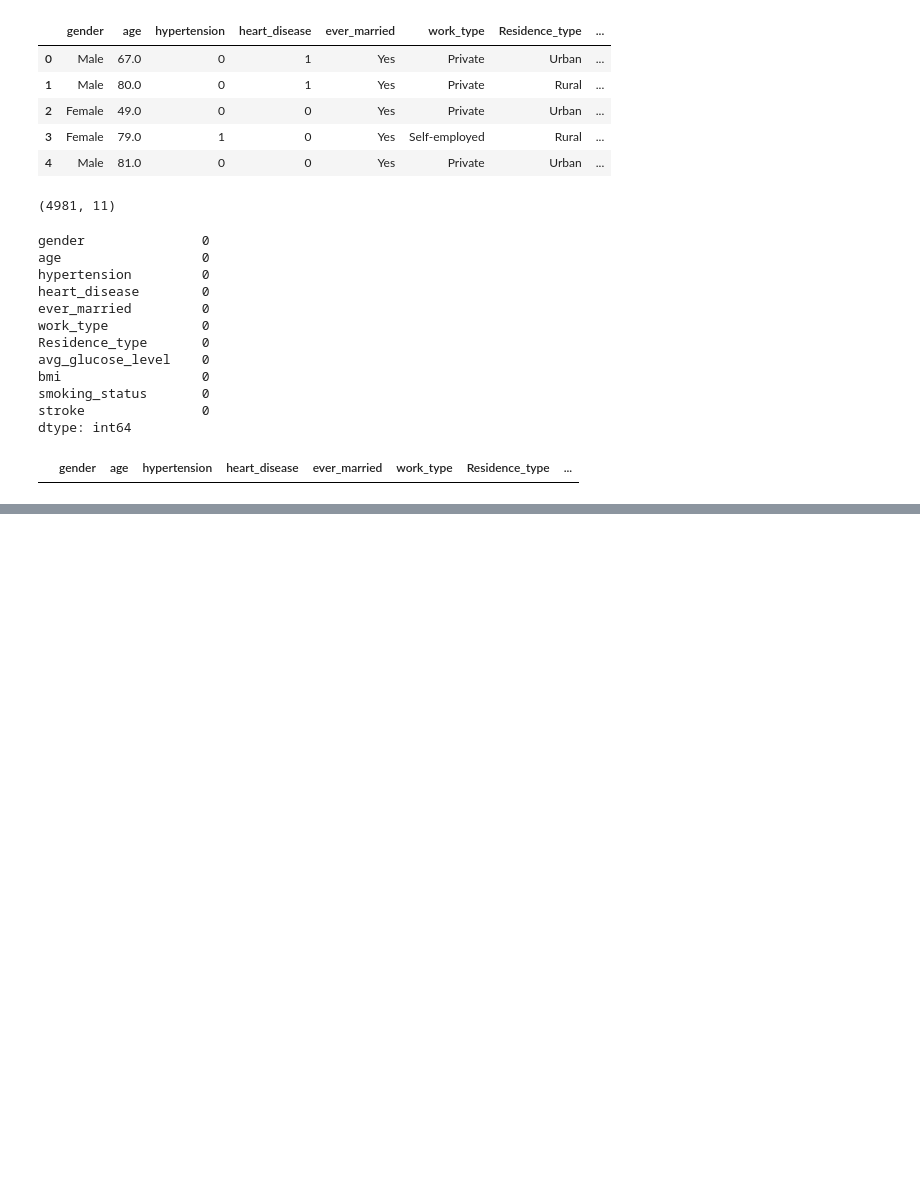
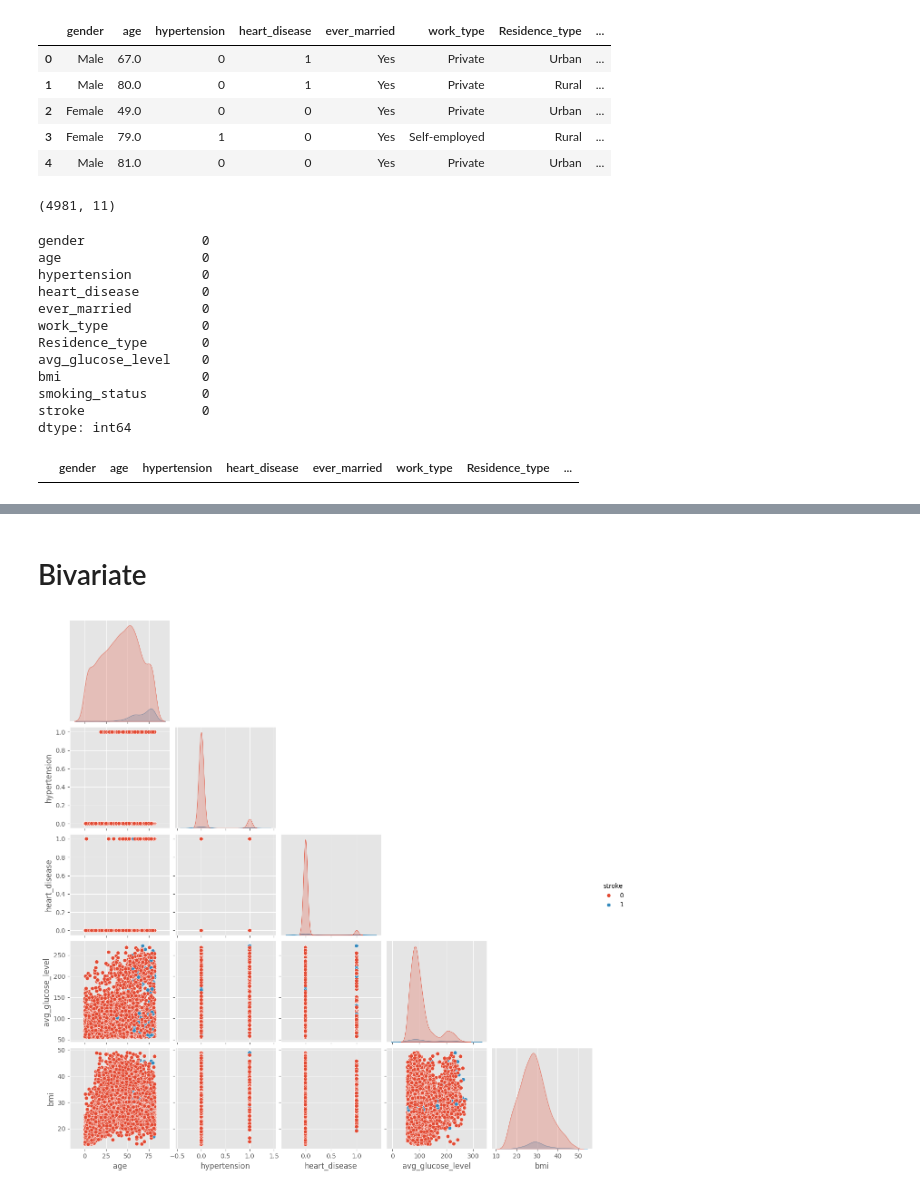
Before and after one commit to Shaun-L/Stroke_Prediction, a Jupyter notebook: stroke.ipynb, the cells around one changed output, grey strips where cells are left out. Drawn from its saved outputs; the diff is of its cells as text; code cells hidden in the pictures; blank space fills up the shorter version.

```diff
--- a/stroke.ipynb
+++ b/stroke.ipynb
@@ -58,0 +126,7 @@ AttributeError: Line2D.set() got an unexpected keyword argument 'type'
+# %% [markdown]
+# Bivariate
+# %%
+sns.pairplot(df, hue='stroke', diag_kind='kde', corner='True')
+plt.show()
+# %% [output]
+[figure, added]
```
Also changed, not shown: parts of 34 cells of this notebook, 1 other file.
